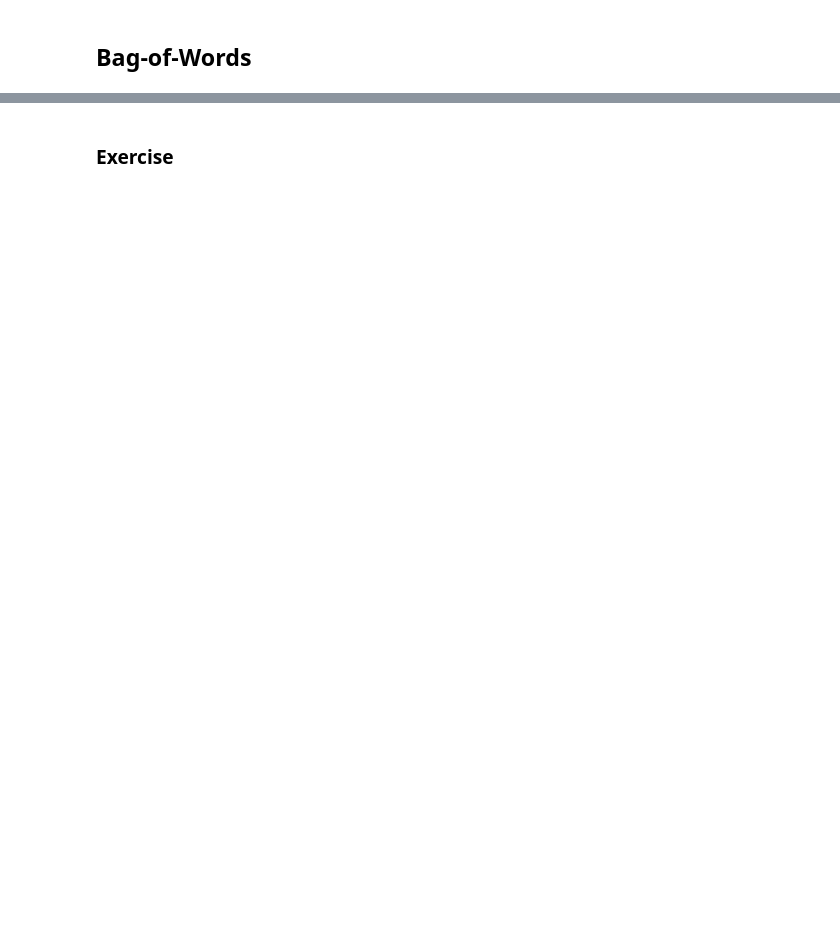
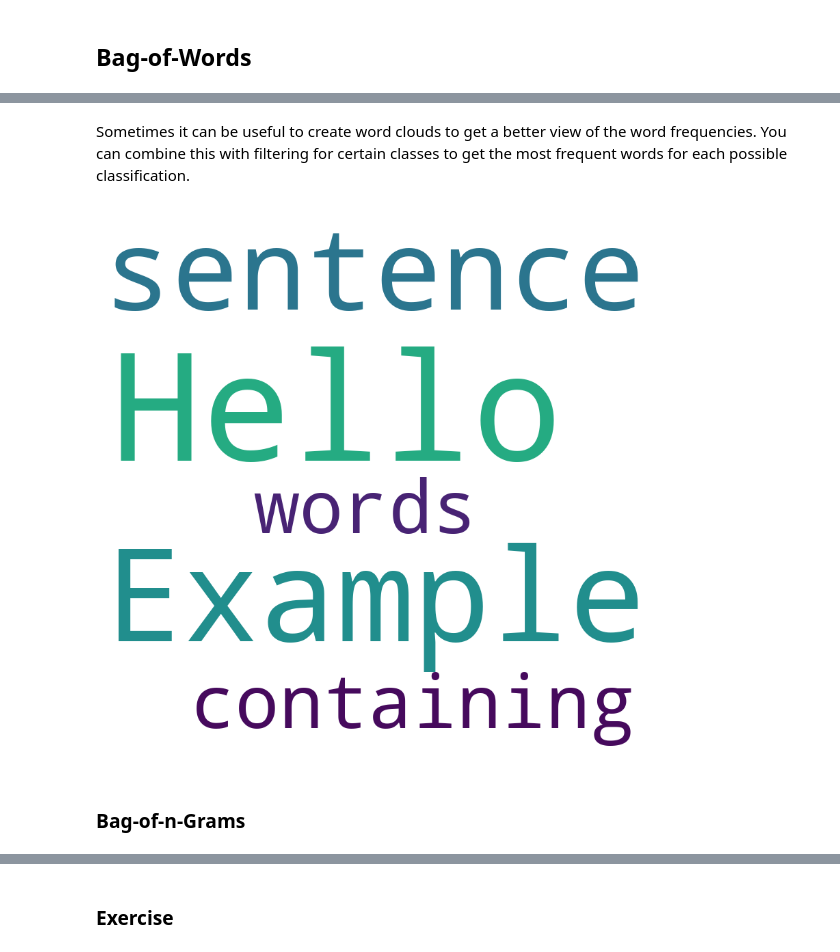
Before and after one commit to DataScienceLabFHSWF/DataScienceCourse, a Jupyter notebook: code/ntbks/02/ex02.ipynb, the cells around one changed output, grey strips where cells are left out. Saved outputs shown, nothing was run; the diff lists cells and outputs as text; code cells hidden in the pictures; blank space fills up the shorter version.

```diff
--- a/code/ntbks/02/ex02.ipynb
+++ b/code/ntbks/02/ex02.ipynb
@@ -96,0 +155,21 @@ In order to classify or analyze textual data, we first need to transform it into
+# %% [markdown]
+Sometimes it can be useful to create word clouds to get a better view of the word frequencies. You can combine this with filtering for certain classes to get the most frequent words for each possible classification.
+# %%
+from wordcloud import WordCloud
+
+wordcloud = WordCloud(width = 800, height = 800,
+                background_color ='white',
+                stopwords = stop_words,
+                min_font_size = 10).generate(s)
+
+# plot the WordCloud image
+plt.figure(figsize = (8, 8), facecolor = None)
+plt.imshow(wordcloud)
+plt.axis("off")
+plt.tight_layout(pad = 0)
+
+plt.show()
+# %% [output]
+[figure, added]
+# %% [markdown]
+### Bag-of-n-Grams
```
Also changed, not shown: parts of 31 cells of this notebook, 1 other file.
